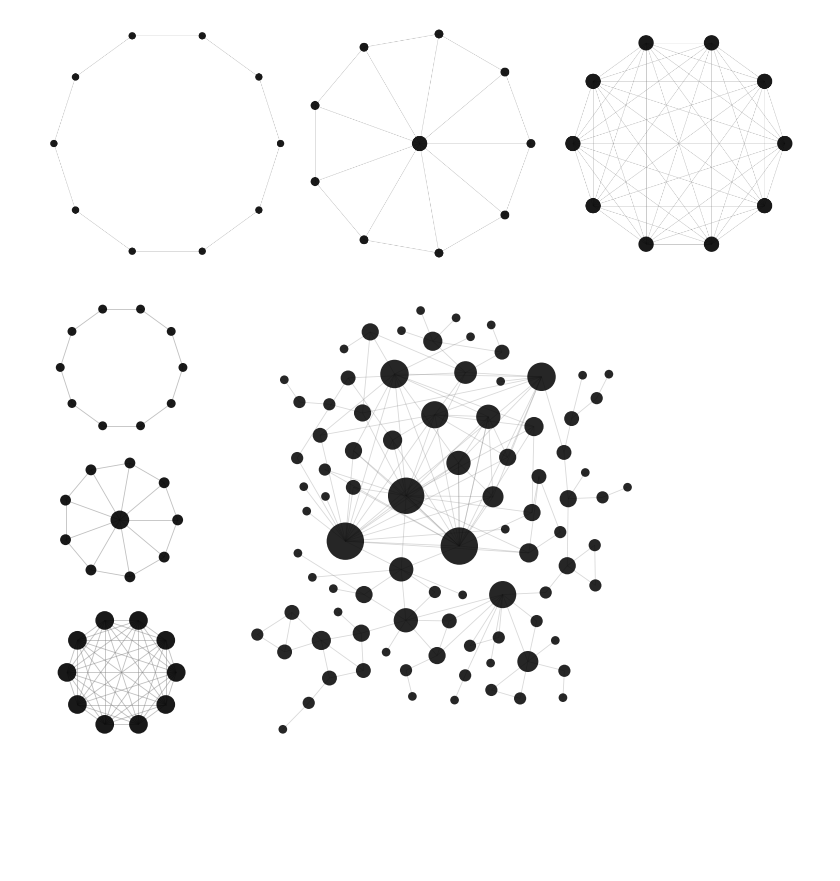
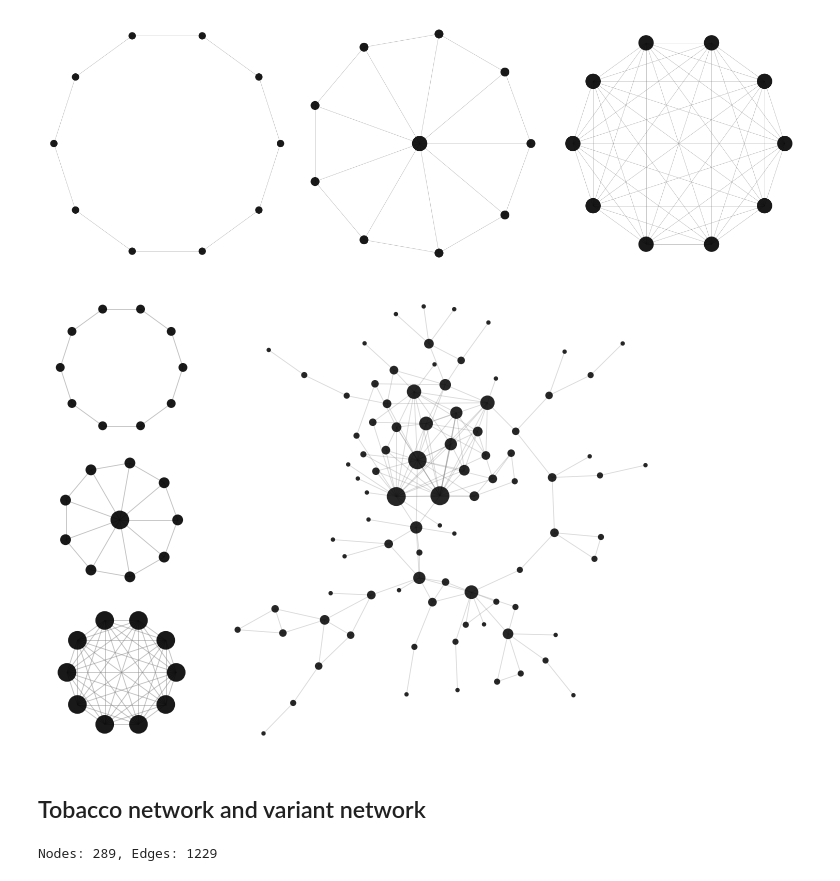
Before and after one commit to IgnacioOQ/e_network_inequality, a Jupyter notebook: playground_hein.ipynb, the cells around one changed output. Cells and saved outputs as stored; diff of their text form; code cells hidden in the pictures; blank space fills up the shorter version.

Commit message:
added/corrected network visualizations

```diff
--- a/playground_hein.ipynb
+++ b/playground_hein.ipynb
@@ -1,12 +5,34 @@
 # %%
+import os
+from pathlib import Path
 import pickle
 
 import matplotlib.pyplot as plt
+import matplotlib.patches as mpatches
 import networkx as nx
+import numpy as np
+from networkx.algorithms.community import louvain_communities
+from scipy.spatial import ConvexHull
+
+from dotenv import load_dotenv
+
+load_dotenv()  # Loads from .env in project root
+paper_fig_dir = os.getenv('PAPER_FIG_DIR')
 
 with open("networks/citation_data/pud_network.pkl", "rb") as f:
-    G = pickle.load(f)
+    pud_network = pickle.load(f)
 
-print(f"Nodes: {G.number_of_nodes()}, Edges: {G.number_of_edges()}")
+print(f"Nodes: {pud_network.number_of_nodes()}, Edges: {pud_network.number_of_edges()}")
 # %% [output]
 Nodes: 90, Edges: 160
+# %%
+def save_figure_in_paper_fig_dir(
+    filename, *args, **kwargs
+):
+    """
+    Saves a figure in the paper_fig_dir directory.
+    """
+    if paper_fig_dir is None:
+        raise ValueError("PAPER_FIG_DIR is not set in the .env file.")
+    fig_path = Path(paper_fig_dir).expanduser() / filename
+    plt.savefig(fig_path, *args, **kwargs)
@@ -148,13 +301,6 @@ plt.show()
 # %% [output]
 [figure]
 # %%
-# A4 page with 1-inch margins -> printable width in inches. Height is derived
-# from content instead of being forced to fill the whole page.
-#
-# The PUD network is drawn natively here (not embedded as a saved image):
-# node_size is a physical (points^2) unit, so embedding a pre-rendered raster
-# and letting imshow rescale it to fit a smaller panel would silently shrink
-# the markers too, breaking the size calibration from the cell above.
 page_width = 8.27
 margin = 1.0
 total_width = page_width - 2 * margin
@@ -174,33 +320,39 @@ for i, (title, Gn) in enumerate(networks.items()):
         hub = 0
         pos = nx.circular_layout(Gn.subgraph([n for n in Gn if n != hub]))
         pos[hub] = (0.0, 0.0)
     else:
         pos = nx.circular_layout(Gn)
 
     ax.set_aspect("equal", adjustable="box")
     degrees = dict(Gn.degree())
     nodelist = list(Gn.nodes())
     node_sizes = [_simple_base + degrees[n] * _simple_scale for n in nodelist]
     pos, radii_data = declutter_positions(pos, node_sizes, ax, nodelist)
 
     nx.draw_networkx_edges(Gn, pos, ax=ax, edge_color="gray", alpha=0.5, width=0.6)
     nx.draw_networkx_nodes(
         Gn, pos, ax=ax, nodelist=nodelist, node_size=node_sizes,
         node_color="black", alpha=0.9, linewidths=0,
     )
 
     xs_final = np.array([pos[n][0] for n in nodelist])
     ys_final = np.array([pos[n][1] for n in nodelist])
     pad = radii_data * 1.15
     ax.set_xlim((xs_final - pad).min(), (xs_final + pad).max())
     ax.set_ylim((ys_final - pad).min(), (ys_final + pad).max())
     ax.axis("off")
 
 ax_pud = fig.add_subplot(gs[:, 1])
-draw_pud_network(G, ax_pud, node_size_base=_simple_base, node_size_scale=_pud_node_size_scale)
+visualize_network(
+    pud_network, ax_pud, node_size_base=_simple_base, node_size_scale=_pud_node_size_scale,
+    reference_ax_area_in2=_pud_reference_ax_area,
+)
 
 fig.subplots_adjust(left=0.01, right=0.99, top=0.99, bottom=0.01, wspace=0.08, hspace=0.08)
-plt.savefig("results/figure_article.png", dpi=300)
+plt.savefig("results/simple_and_pud_networks.png", dpi=300)
+save_figure_in_paper_fig_dir("simple_and_pud_networks.png", dpi=300)
 plt.show()
 # %% [output]
-[figure, old version]
+[figure, new version]
+# %% [markdown]
+## Tobacco network and variant network
@@ -206,0 +361,7 @@ plt.show()
+# %%
+with open("networks/citation_data/tobacco_network.pkl", "rb") as f:
+    tobacco_network = pickle.load(f)
+
+print(f"Nodes: {tobacco_network.number_of_nodes()}, Edges: {tobacco_network.number_of_edges()}")
+# %% [output]
+Nodes: 289, Edges: 1229
```
Also changed, not shown: parts of 8 cells of this notebook, 3 other files.
